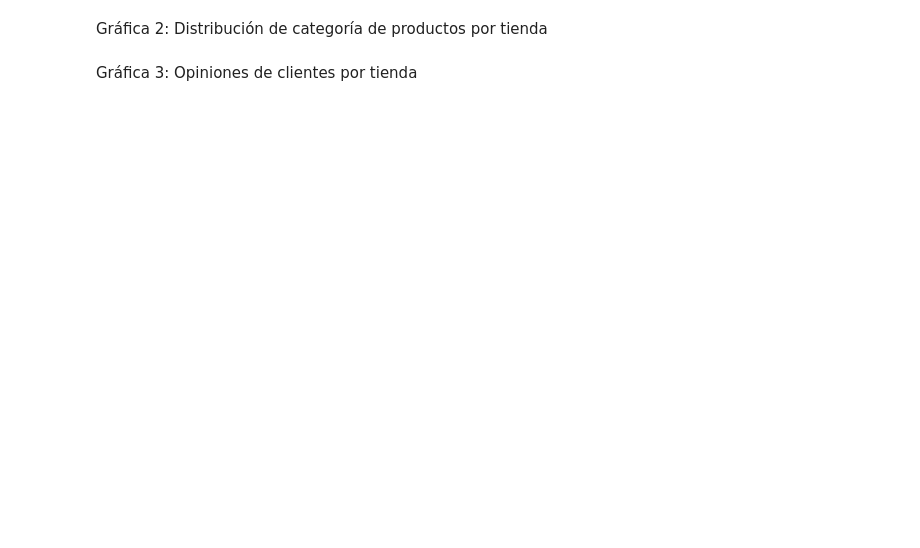
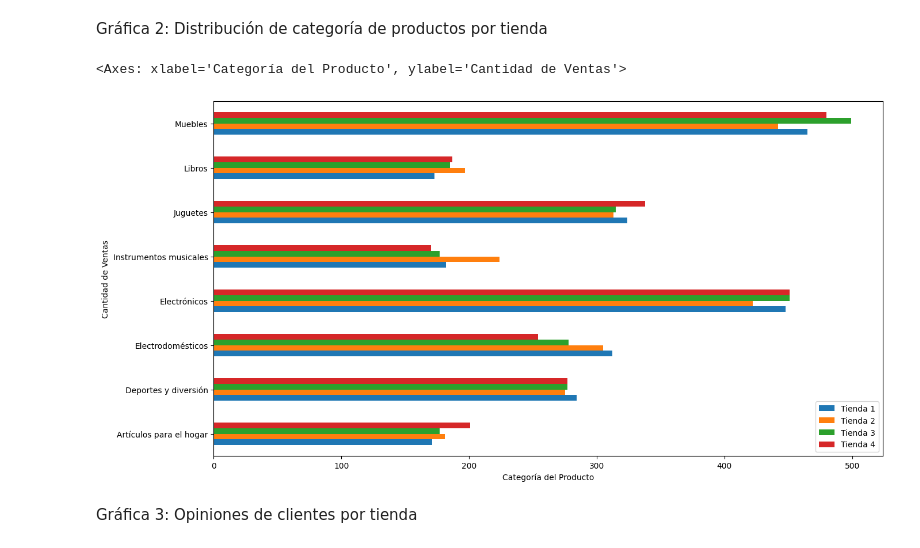
Before and after one commit to DarkLyng/Challenge_Alura_Store, a Jupyter notebook: AluraStoreLatam.ipynb, the cells around one changed output. Cells and saved outputs as stored; diff of their text form; code cells hidden in the pictures; blank space fills up the shorter version.

```diff
--- a/AluraStoreLatam.ipynb
+++ b/AluraStoreLatam.ipynb
@@ -416,2 +407,10 @@ cat_prod_tiendas.plot(kind="bar", figsize=(12,8), color= ["green","blue", "orang
+# %%
+ventas_por_categoria = pd.DataFrame({"Tienda 1": t1_ventas_categ, "Tienda 2": t2_ventas_categ,"Tienda 3": t3_ventas_categ,
+                                     "Tienda 4": t4_ventas_categ}).fillna(0)
+
+ventas_por_categoria.plot(kind="barh", figsize=(15, 8), xlabel="Categoría del Producto", ylabel="Cantidad de Ventas")
+# %% [output]
+<Axes: xlabel='Categoría del Producto', ylabel='Cantidad de Ventas'>
+[figure, added]
 # %% [markdown]
 Gráfica 3: Opiniones de clientes por tienda
```
Also changed, not shown: parts of 8 cells of this notebook.
